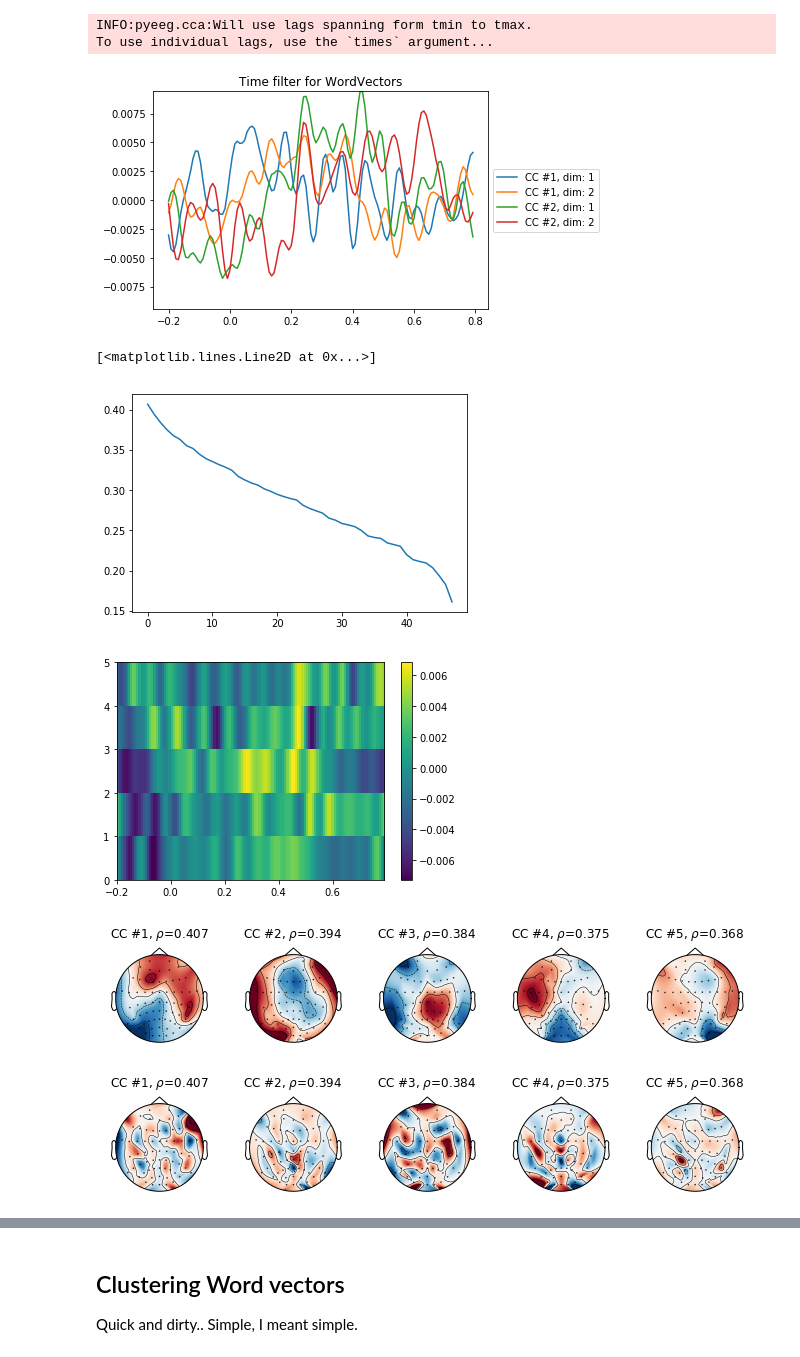
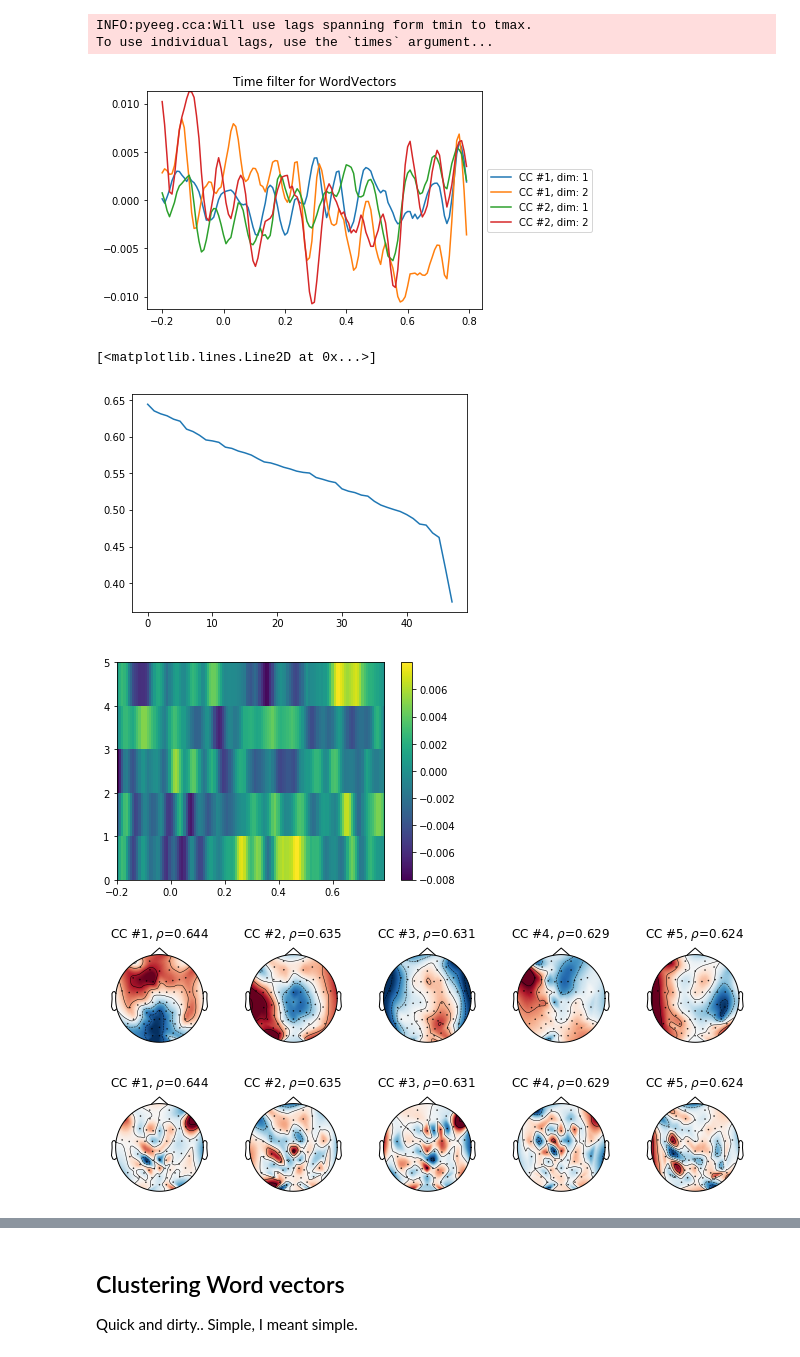
Before and after one commit to Hugo-W/pyEEG, a Jupyter notebook: docs/source/examples/CCA_wordvectors_correct_import.ipynb, the cells around one changed output, grey strips where cells are left out. Cells and saved outputs as stored; diff of their text form; code cells hidden in the pictures.

```diff
--- a/docs/source/examples/CCA_wordvectors_correct_import.ipynb
+++ b/docs/source/examples/CCA_wordvectors_correct_import.ipynb
@@ -106,7 +106,7 @@ INFO:pyeeg.io:Word flushington not in word embedding model; will use rdm instead
 # %%
 feat_matrix = wf.align_word_features(features=['wordvectors'], srate=125, wordonset_feature=True)
 # %%
-feat_matrix = feat_matrix[:, :15]
+#feat_matrix = feat_matrix[:, :15]
 # %%
 print(feat_matrix.shape)
 # %% [output]
@@ -185,22 +185,22 @@ To use individual lags, use the `times` argument...
 # %%
 cca.plot_time_filter(n_comp=2, dim=[1,2])
 # %% [output]
-[figure, old version]
+[figure, new version]
 # %%
 plt.plot(cca.score_)
 # %% [output]
 [<matplotlib.lines.Line2D at 0x...>]
-[figure, old version]
+[figure, new version]
 # %%
-cca.plot_compact_time(n_comp=5,feat_id=0)
+cca.plot_compact_time(n_comp=5)
 # %% [output]
-[figure, old version]
+[figure, new version]
 # %%
 cca.plot_activation_map(raw.info, n_comp=5)
 # %% [output]
-[figure, old version]
+[figure, new version]
 # %%
 cca.plot_spatial_filter(raw.info, n_comp=5)
 # %% [output]
-[figure, old version]
+[figure, new version]
 # %%
```
Also changed, not shown: parts of 8 cells of this notebook, 2 other files.
